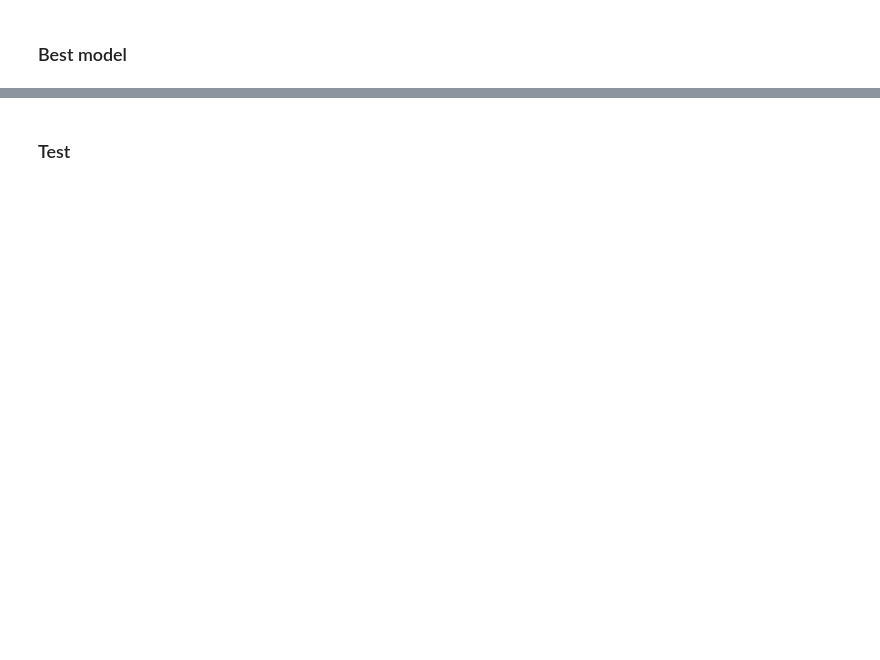
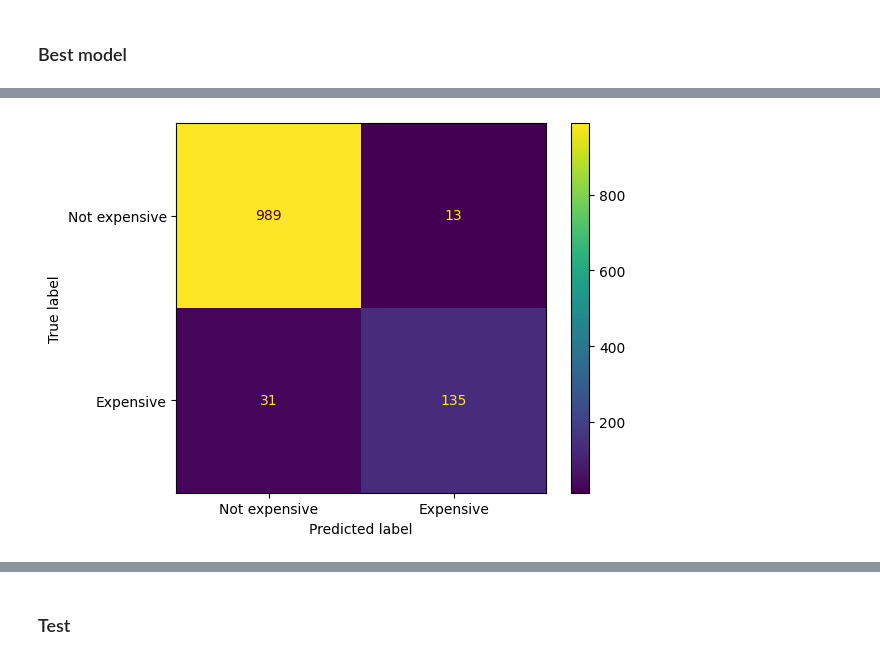
Before and after one commit to gastan81/supervised-ml, a Jupyter notebook: 00_competition.ipynb, the cells around one changed output, grey strips where cells are left out. Saved outputs shown, nothing was run; the diff lists cells and outputs as text; code cells hidden in the pictures; blank space fills up the shorter version.

```diff
--- a/00_competition.ipynb
+++ b/00_competition.ipynb
@@ -1032,0 +1446,3 @@ Pipeline(steps=[('preprocessor',
+# %%
+best_lr = param_search_lr.best_estimator_
+param_search_lr.best_estimator_
@@ -1051,0 +1580,8 @@ ConfusionMatrixDisplay.from_estimator(
+# %%
+ConfusionMatrixDisplay.from_estimator(
+    best_lr
+    , X_train
+    , y_train
+    , display_labels=['Not expensive', 'Expensive']);
+# %% [output]
+[figure, added]
```
Also changed, not shown: parts of 45 cells of this notebook.
